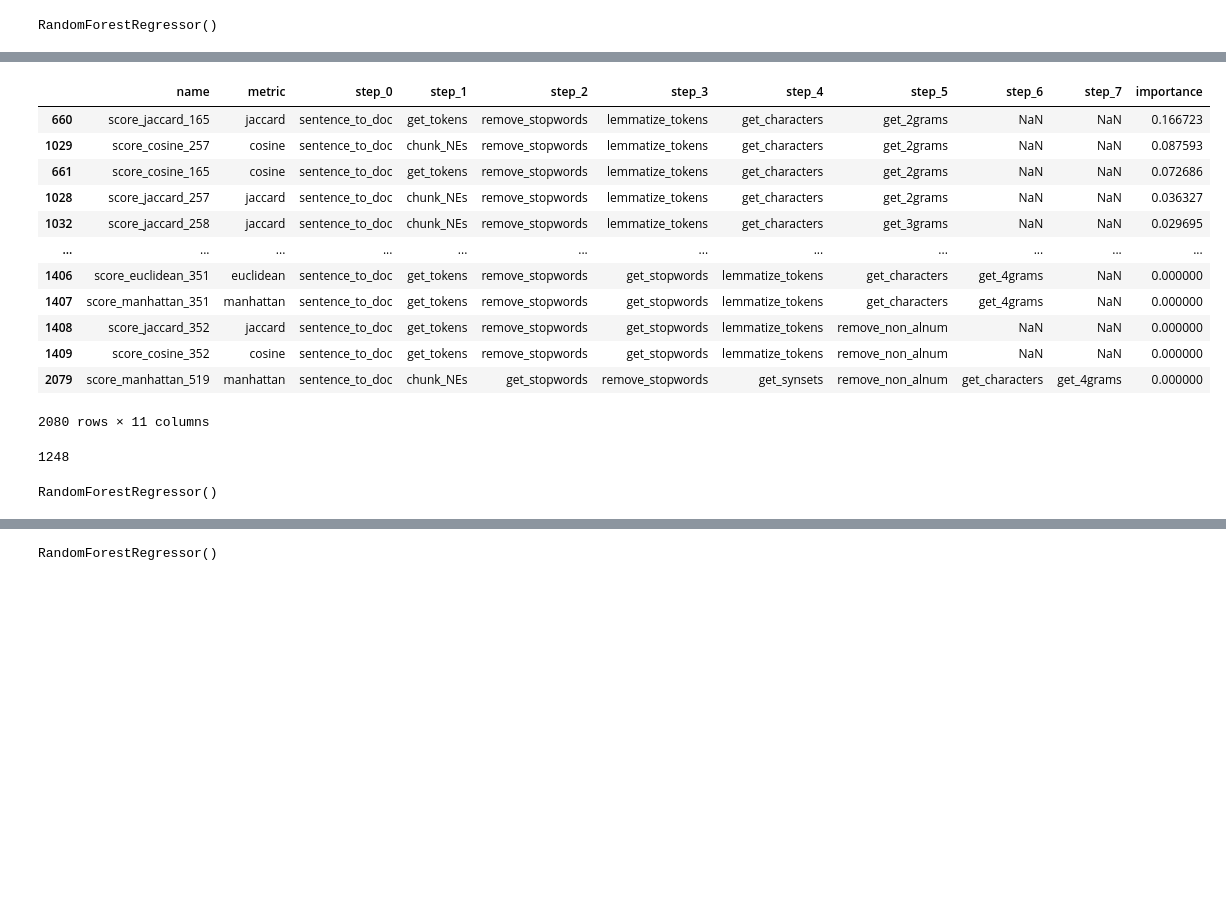
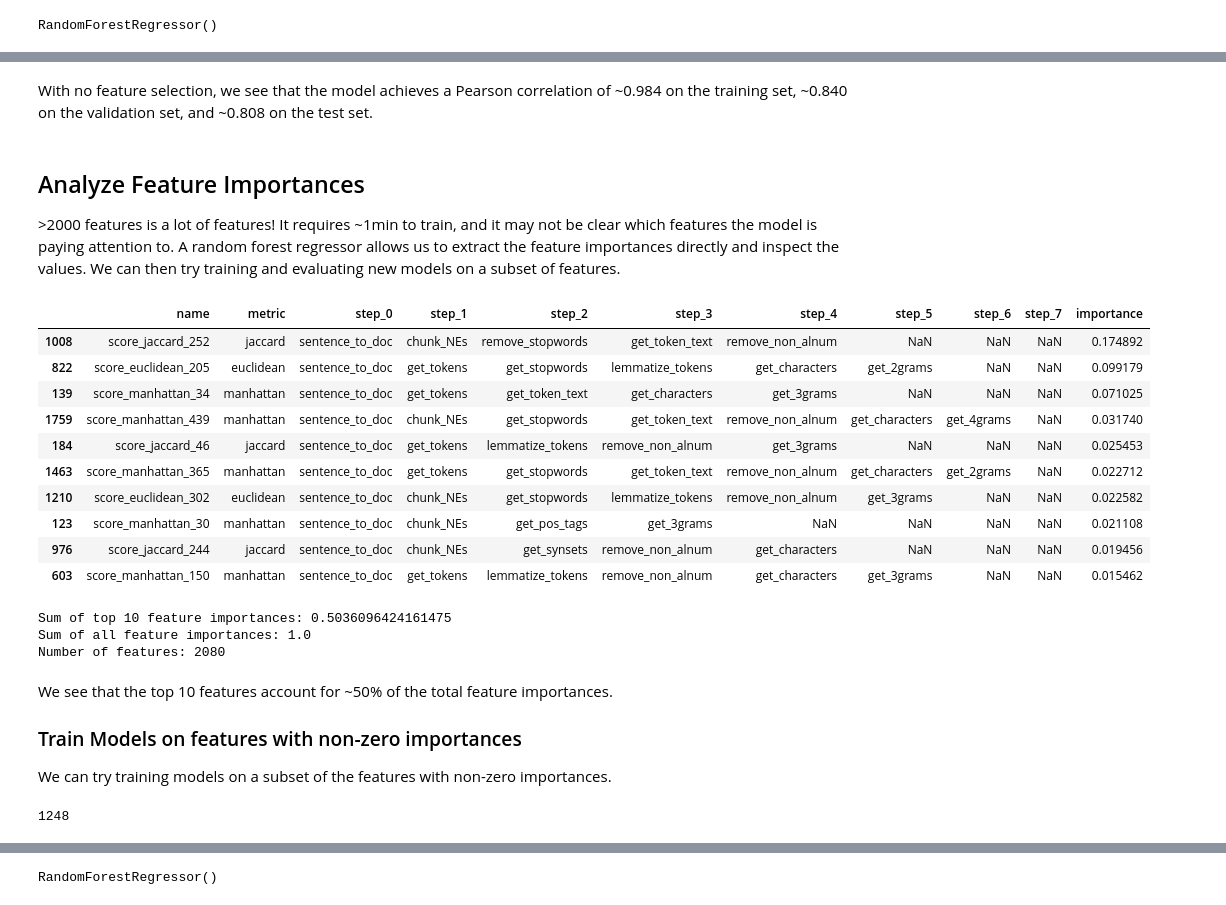
Before and after one commit to ZachParent/mai-intro-to-human-language-technologies, a Jupyter notebook: project/notebooks/train_rf.ipynb, the cells around one changed output, grey strips where cells are left out. Saved outputs shown, nothing was run; the diff lists cells and outputs as text; code cells hidden in the pictures; blank space fills up the shorter version.

```diff
--- a/project/notebooks/train_rf.ipynb
+++ b/project/notebooks/train_rf.ipynb
@@ -101,19 +130,25 @@ evaluate_model_across_train_val_test(model, feature_names)
+# %% [markdown]
+With no feature selection, we see that the model achieves a Pearson correlation of ~0.984 on the training set, ~0.840 on the validation set, and ~0.808 on the test set.
+# %% [markdown]
+## Analyze Feature Importances
+
+\>2000 features is a lot of features! It requires ~1min to train, and it may not be clear which features the model is paying attention to. A random forest regressor allows us to extract the feature importances directly and inspect the values. We can then try training and evaluating new models on a subset of features.
 # %%
 feature_importances = model.feature_importances_
 ranked_feature_importance_indices = np.argsort(feature_importances)[::-1]
 feature_steps['importance'] = feature_importances
-feature_steps.sort_values(by='importance', ascending=False)
+feature_steps.sort_values(by='importance', ascending=False, inplace=True)
+feature_steps.to_csv(FEATURE_STEPS_WITH_IMPORTANCE_PATH)
+feature_steps.head(10)
 # %% [output]
 |  | name | metric | step_0 | step_1 | step_2 | step_3 | step_4 | step_5 | step_6 | step_7 | importance |
-| 660 | score_jaccard_165 | jaccard | sentence_to_doc | get_tokens | remove_stopwords | lemmatize_tokens | get_characters | get_2grams | NaN | NaN | 0.166723 |
-| 1029 | score_cosine_257 | cosine | sentence_to_doc | chunk_NEs | remove_stopwords | lemmatize_tokens | get_characters | get_2grams | NaN | NaN | 0.087593 |
-| 661 | score_cosine_165 | cosine | sentence_to_doc | get_tokens | remove_stopwords | lemmatize_tokens | get_characters | get_2grams | NaN | NaN | 0.072686 |
-| 1028 | score_jaccard_257 | jaccard | sentence_to_doc | chunk_NEs | remove_stopwords | lemmatize_tokens | get_characters | get_2grams | NaN | NaN | 0.036327 |
-| 1032 | score_jaccard_258 | jaccard | sentence_to_doc | chunk_NEs | remove_stopwords | lemmatize_tokens | get_characters | get_3grams | NaN | NaN | 0.029695 |
-| ... | ... | ... | ... | ... | ... | ... | ... | ... | ... | ... | ... |
-| 1406 | score_euclidean_351 | euclidean | sentence_to_doc | get_tokens | remove_stopwords | get_stopwords | lemmatize_tokens | get_characters | get_4grams | NaN | 0.000000 |
-| 1407 | score_manhattan_351 | manhattan | sentence_to_doc | get_tokens | remove_stopwords | get_stopwords | lemmatize_tokens | get_characters | get_4grams | NaN | 0.000000 |
-| 1408 | score_jaccard_352 | jaccard | sentence_to_doc | get_tokens | remove_stopwords | get_stopwords | lemmatize_tokens | remove_non_alnum | NaN | NaN | 0.000000 |
-| 1409 | score_cosine_352 | cosine | sentence_to_doc | get_tokens | remove_stopwords | get_stopwords | lemmatize_tokens | remove_non_alnum | NaN | NaN | 0.000000 |
-| 2079 | score_manhattan_519 | manhattan | sentence_to_doc | chunk_NEs | get_stopwords | remove_stopwords | get_synsets | remove_non_alnum | get_characters | get_4grams | 0.000000 |
+| 1008 | score_jaccard_252 | jaccard | sentence_to_doc | chunk_NEs | remove_stopwords | get_token_text | remove_non_alnum | NaN | NaN | NaN | 0.174892 |
+| 822 | score_euclidean_205 | euclidean | sentence_to_doc | get_tokens | get_stopwords | lemmatize_tokens | get_characters | get_2grams | NaN | NaN | 0.099179 |
+| 139 | score_manhattan_34 | manhattan | sentence_to_doc | get_tokens | get_token_text | get_characters | get_3grams | NaN | NaN | NaN | 0.071025 |
+| 1759 | score_manhattan_439 | manhattan | sentence_to_doc | chunk_NEs | get_stopwords | get_token_text | remove_non_alnum | get_characters | get_4grams | NaN | 0.031740 |
+| 184 | score_jaccard_46 | jaccard | sentence_to_doc | get_tokens | lemmatize_tokens | remove_non_alnum | get_3grams | NaN | NaN | NaN | 0.025453 |
+| 1463 | score_manhattan_365 | manhattan | sentence_to_doc | get_tokens | get_stopwords | get_token_text | remove_non_alnum | get_characters | get_2grams | NaN | 0.022712 |
+| 1210 | score_euclidean_302 | euclidean | sentence_to_doc | chunk_NEs | get_stopwords | lemmatize_tokens | remove_non_alnum | get_3grams | NaN | NaN | 0.022582 |
+| 123 | score_manhattan_30 | manhattan | sentence_to_doc | chunk_NEs | get_pos_tags | get_3grams | NaN | NaN | NaN | NaN | 0.021108 |
+| 976 | score_jaccard_244 | jaccard | sentence_to_doc | chunk_NEs | get_synsets | remove_non_alnum | get_characters | NaN | NaN | NaN | 0.019456 |
+| 603 | score_manhattan_150 | manhattan | sentence_to_doc | get_tokens | lemmatize_tokens | remove_non_alnum | get_characters | get_3grams | NaN | NaN | 0.015462 |
-2080 rows × 11 columns
@@ -122,3 +155,16 @@ feature_steps.sort_values(by='importance', ascending=False).to_csv("../data/feat
+# %%
+print(f"Sum of top 10 feature importances: {sum(feature_steps.head(10).importance)}")
+print(f"Sum of all feature importances: {sum(feature_steps.importance)}")
+print(f"Number of features: {len(feature_steps)}")
+# %% [output]
+Sum of top 10 feature importances: 0.5036096424161475
+Sum of all feature importances: 1.0
+Number of features: 2080
+# %% [markdown]
+We see that the top 10 features account for ~50% of the total feature importances.
+
+### Train Models on features with non-zero importances
+We can try training models on a subset of the features with non-zero importances.
 # %%
 nonzero_feature_importances = feature_importances > 0
 nonzero_importance_feature_indexes = ranked_feature_importance_indices[nonzero_feature_importances]
@@ -127,7 +175,2 @@ len(nonzero_importance_features)
 # %% [output]
 1248
-# %%
-nonzero_importance_features_model = RandomForestRegressor()
-nonzero_importance_features_model.fit(all_train_df.iloc[train_idx][nonzero_importance_features], all_train_df.iloc[train_idx].gs)
-# %% [output]
-RandomForestRegressor()
```
Also changed, not shown: parts of 33 cells of this notebook, 2 other files.
